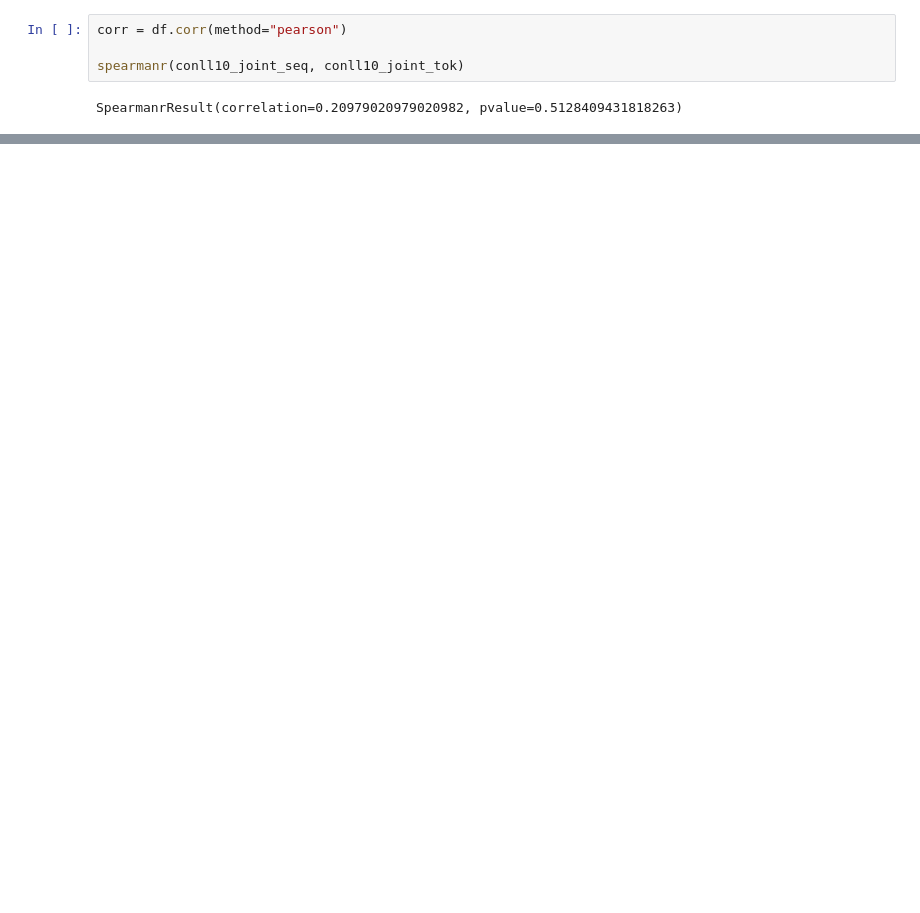
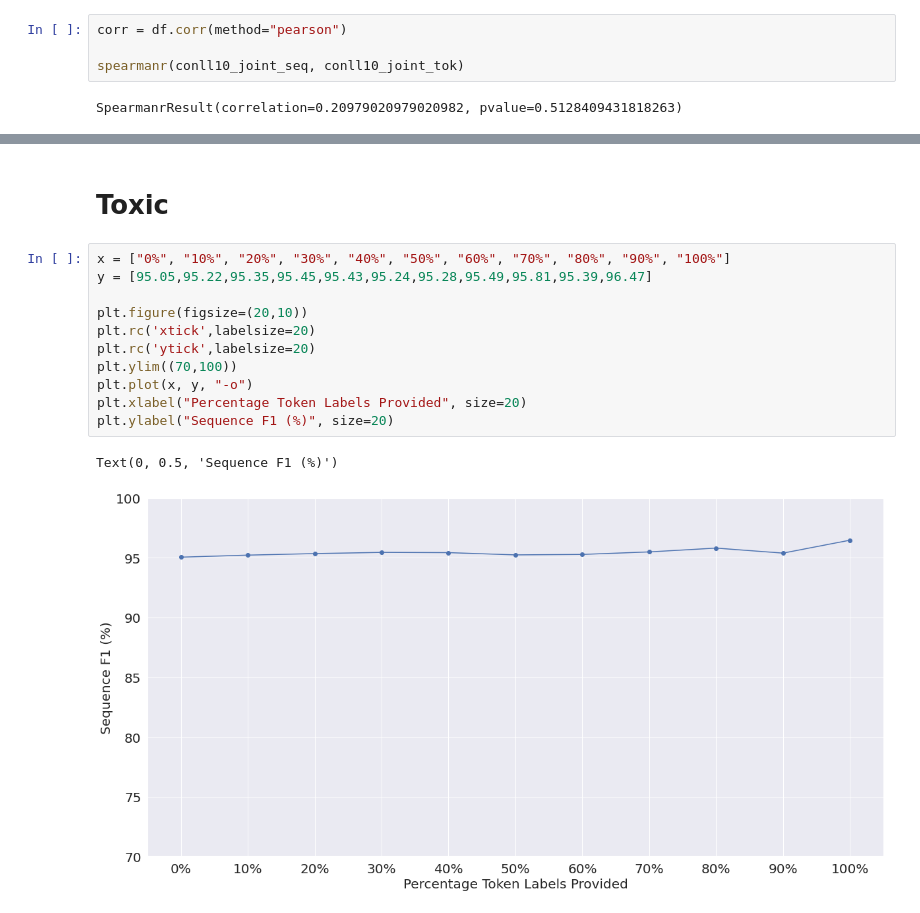
Before and after one commit to TaylorT1997/multi-level-optimisation, a Jupyter notebook: notebooks/dataset_comparison_and_head_analysis.ipynb, the cells around one changed output, grey strips where cells are left out. Cells and saved outputs as stored; diff of their text form; blank space fills up the shorter version.

```diff
--- a/notebooks/dataset_comparison_and_head_analysis.ipynb
+++ b/notebooks/dataset_comparison_and_head_analysis.ipynb
@@ -590,0 +594,16 @@ sns.heatmap(df, cmap="YlGnBu")
+# %% [markdown]
+# Toxic
+# %%
+x = ["0%", "10%", "20%", "30%", "40%", "50%", "60%", "70%", "80%", "90%", "100%"]
+y = [95.05,95.22,95.35,95.45,95.43,95.24,95.28,95.49,95.81,95.39,96.47]
+
+plt.figure(figsize=(20,10))
+plt.rc('xtick',labelsize=20)
+plt.rc('ytick',labelsize=20)
+plt.ylim((70,100))
+plt.plot(x, y, "-o")
+plt.xlabel("Percentage Token Labels Provided", size=20)
+plt.ylabel("Sequence F1 (%)", size=20)
+# %% [output]
+Text(0, 0.5, 'Sequence F1 (%)')
+[figure, added]
```
Also changed, not shown: parts of 12 cells of this notebook, 11 other files.
